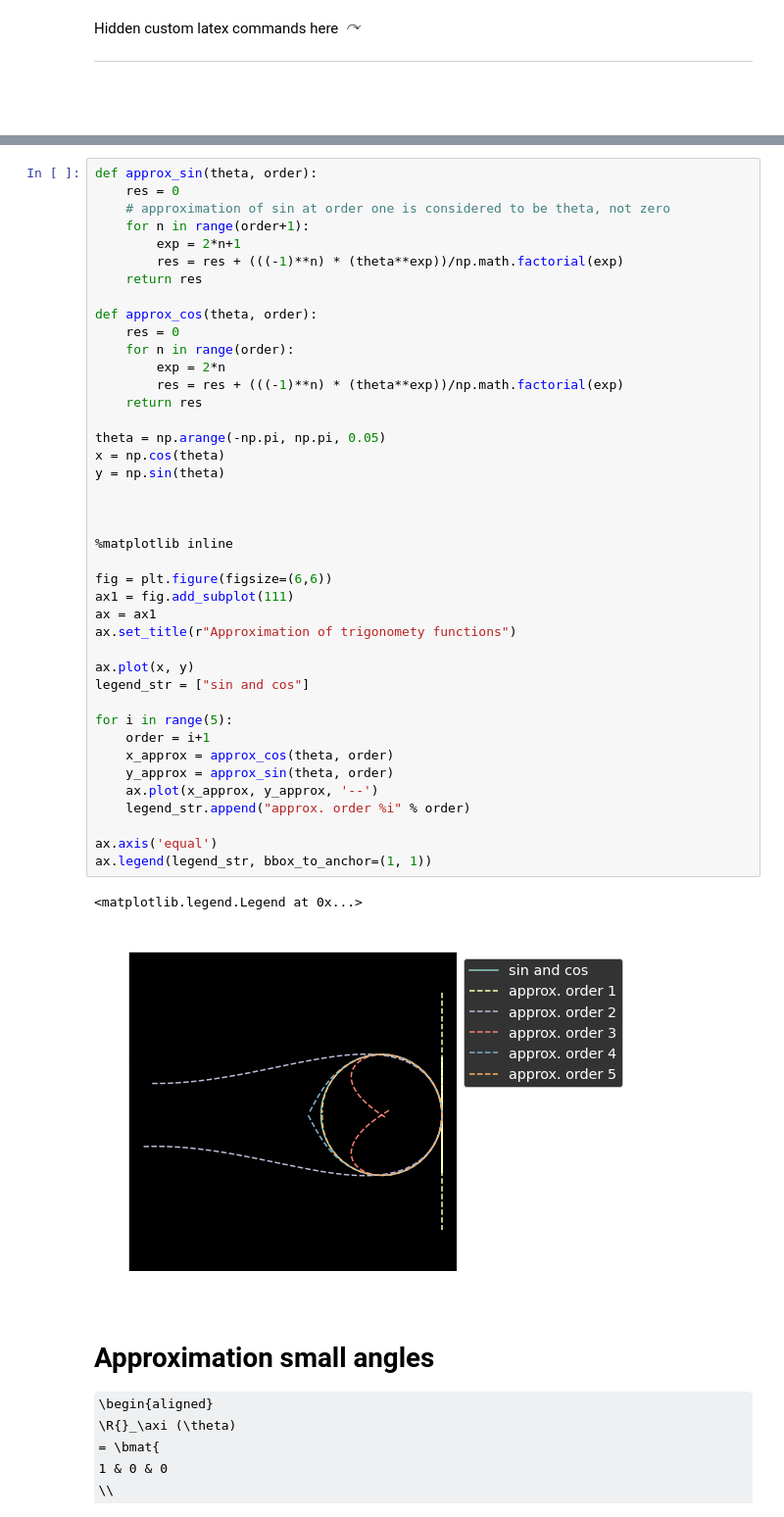
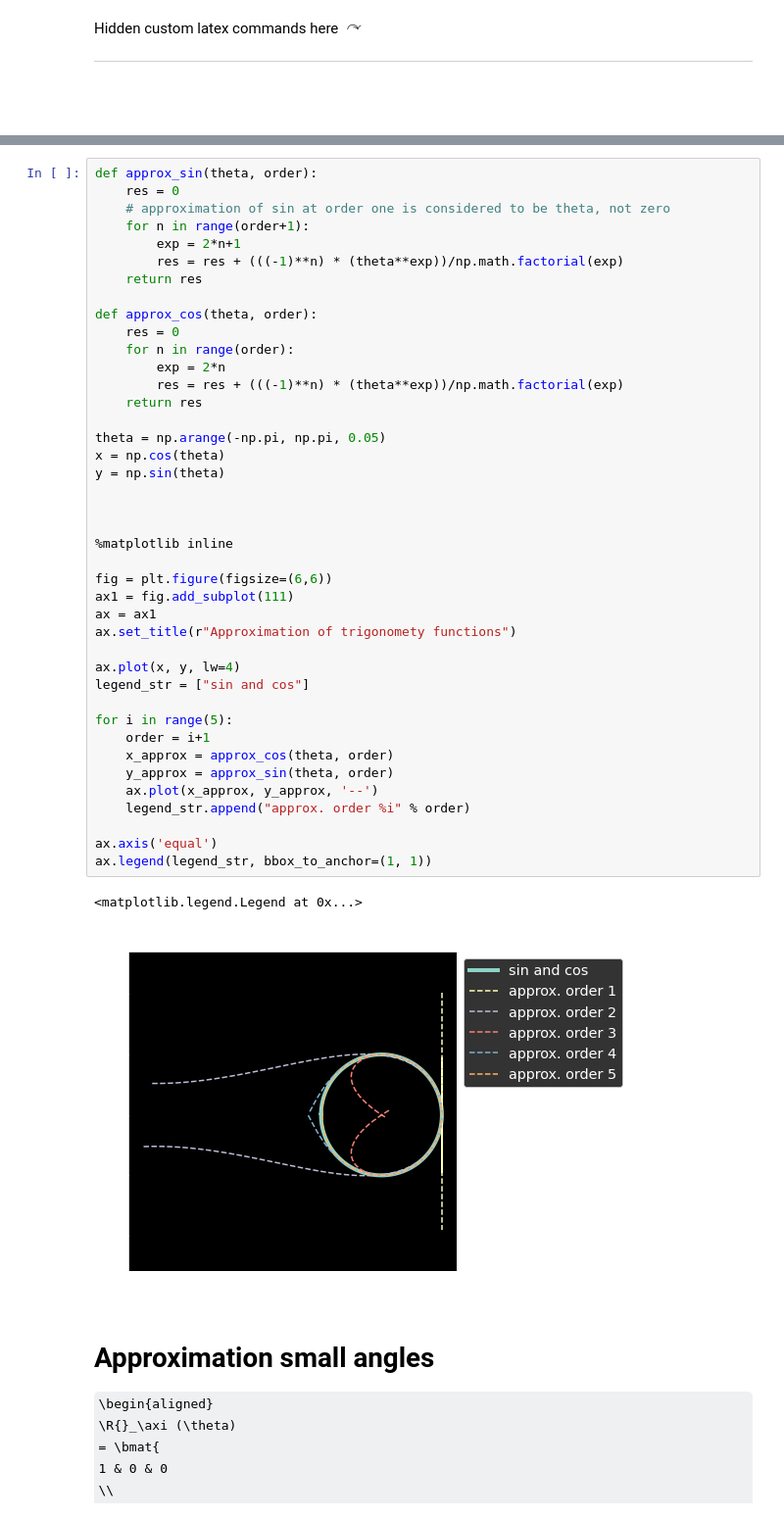
Before and after one commit to norlab-ulaval/percep3d_lessons, a Jupyter notebook: transformations_3d/7-lesson_lie.ipynb, the cells around one changed output, grey strips where cells are left out. Shown at 98% size. Drawn from its saved outputs; the diff is of its cells as text; some formulas as TeX source.

```diff
--- a/transformations_3d/7-lesson_lie.ipynb
+++ b/transformations_3d/7-lesson_lie.ipynb
@@ -89,35 +90,35 @@ def approx_cos(theta, order):
         exp = 2*n
         res = res + (((-1)**n) * (theta**exp))/np.math.factorial(exp)
     return res
 
 theta = np.arange(-np.pi, np.pi, 0.05)
 x = np.cos(theta)
 y = np.sin(theta)
 
 
 
 %matplotlib inline
 
 fig = plt.figure(figsize=(6,6))
 ax1 = fig.add_subplot(111)
 ax = ax1
 ax.set_title(r"Approximation of trigonomety functions")
 
-ax.plot(x, y)
+ax.plot(x, y, lw=4)
 legend_str = ["sin and cos"]
 
 for i in range(5):
     order = i+1
     x_approx = approx_cos(theta, order)
     y_approx = approx_sin(theta, order)
     ax.plot(x_approx, y_approx, '--')
     legend_str.append("approx. order %i" % order)
 
 ax.axis('equal')
 ax.legend(legend_str, bbox_to_anchor=(1, 1))
 # %% [output]
 <matplotlib.legend.Legend at 0x...>
-[figure, old version]
+[figure, new version]
 # %% [markdown]
 # Approximation small angles
 
```
Also changed, not shown: parts of 3 cells of this notebook, 6 other files.
